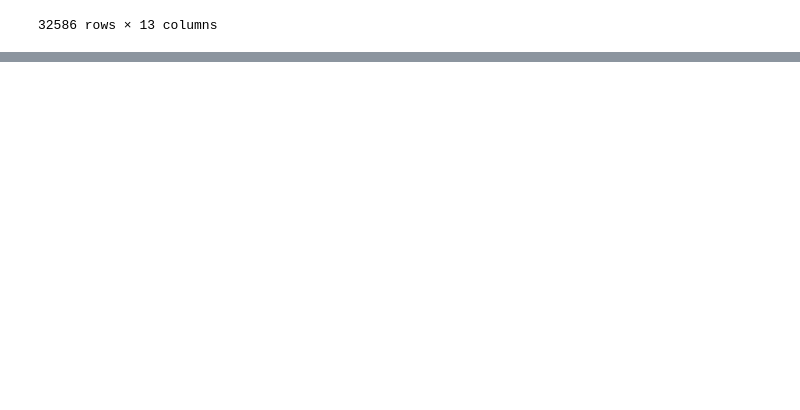
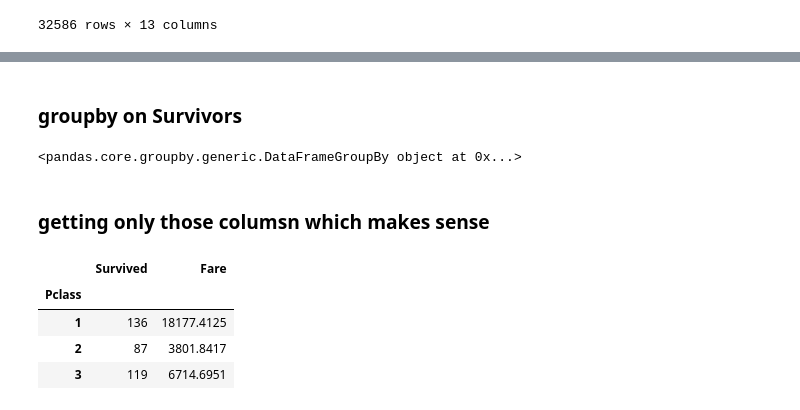
Before and after one commit to akhileshdutt/DataScience_learning, a Jupyter notebook: Libraries/Pandas/Pandas_Advance.ipynb, the cells around one changed output, grey strips where cells are left out. Drawn from its saved outputs; the diff is of its cells as text; code cells hidden in the pictures; blank space fills up the shorter version.

```diff
--- a/Libraries/Pandas/Pandas_Advance.ipynb
+++ b/Libraries/Pandas/Pandas_Advance.ipynb
@@ -1219,0 +1231,2 @@ df
+# %% [markdown]
+### groupby on Survivors
@@ -1219,0 +1235,16 @@ df
+# %%
+grp
+# %% [output]
+<pandas.core.groupby.generic.DataFrameGroupBy object at 0x...>
+# %%
+df=grp.sum(numeric_only=True)
+# %% [markdown]
+### getting only those columsn which makes sense
+# %%
+df.drop(columns=["PassengerId","Age","SibSp","Parch"])
+# %% [output]
+|  | Survived | Fare |
+| Pclass |  |  |
+| 1 | 136 | 18177.4125 |
+| 2 | 87 | 3801.8417 |
+| 3 | 119 | 6714.6951 |
```
Also changed, not shown: parts of 16 cells of this notebook.
